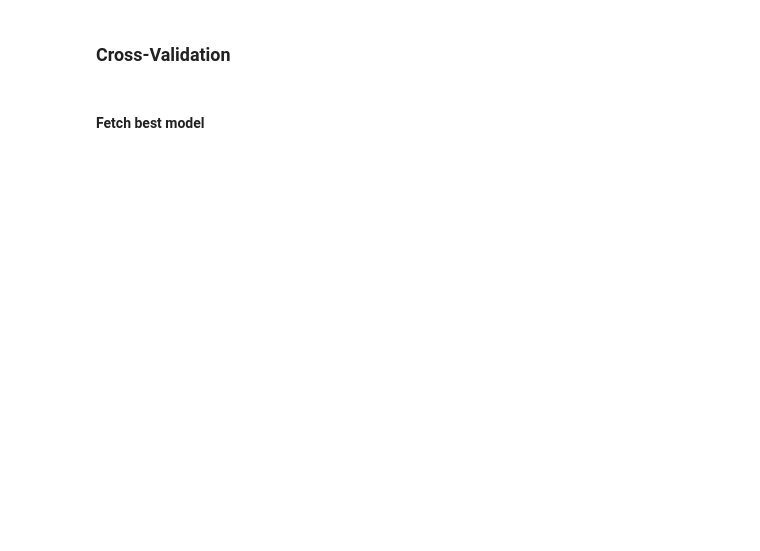
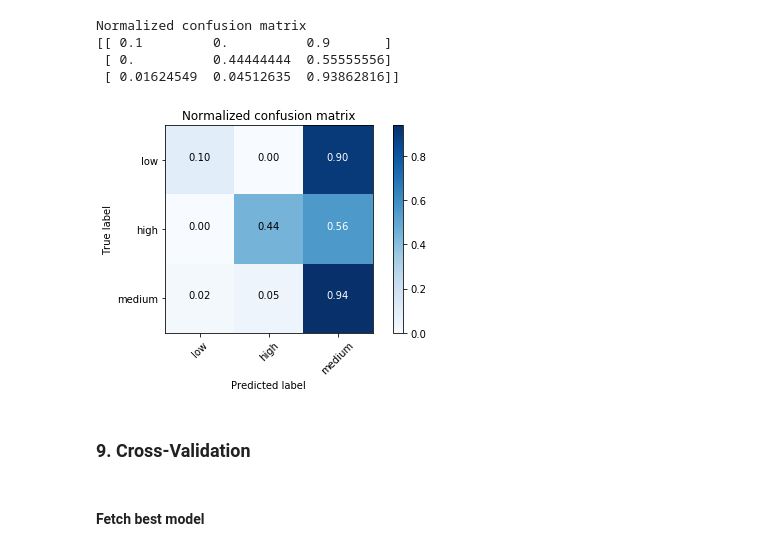
Before and after one commit to PankajShegokar/LearningApacheSpark, a Jupyter notebook: doc/notebook/DecisionTreeC3.ipynb, the cells around one changed output. Drawn from its saved outputs; the diff is of its cells as text; code cells hidden in the pictures; blank space fills up the shorter version.

```diff
--- a/doc/notebook/DecisionTreeC3.ipynb
+++ b/doc/notebook/DecisionTreeC3.ipynb
@@ -165,5 +293,18 @@ Predictions accuracy = 1, Test Error = 0
+# %%
+# Plot normalized confusion matrix
+plt.figure()
+plot_confusion_matrix(cnf_matrix, classes=class_names, normalize=True,
+                      title='Normalized confusion matrix')
+
+plt.show()
+# %% [output]
+Normalized confusion matrix
+[[ 0.1         0.          0.9       ]
+ [ 0.          0.44444444  0.55555556]
+ [ 0.01624549  0.04512635  0.93862816]]
+[figure, added]
 # %% [markdown]
-### Cross-Validation
+### 9. Cross-Validation
 # %%
 # Search through decision tree's maxDepth parameter for best model
 paramGrid = ParamGridBuilder().addGrid(dTree.maxDepth, [2,3,4,5,6,7]).build()
```
Also changed, not shown: parts of 39 cells of this notebook, 15 other files.
